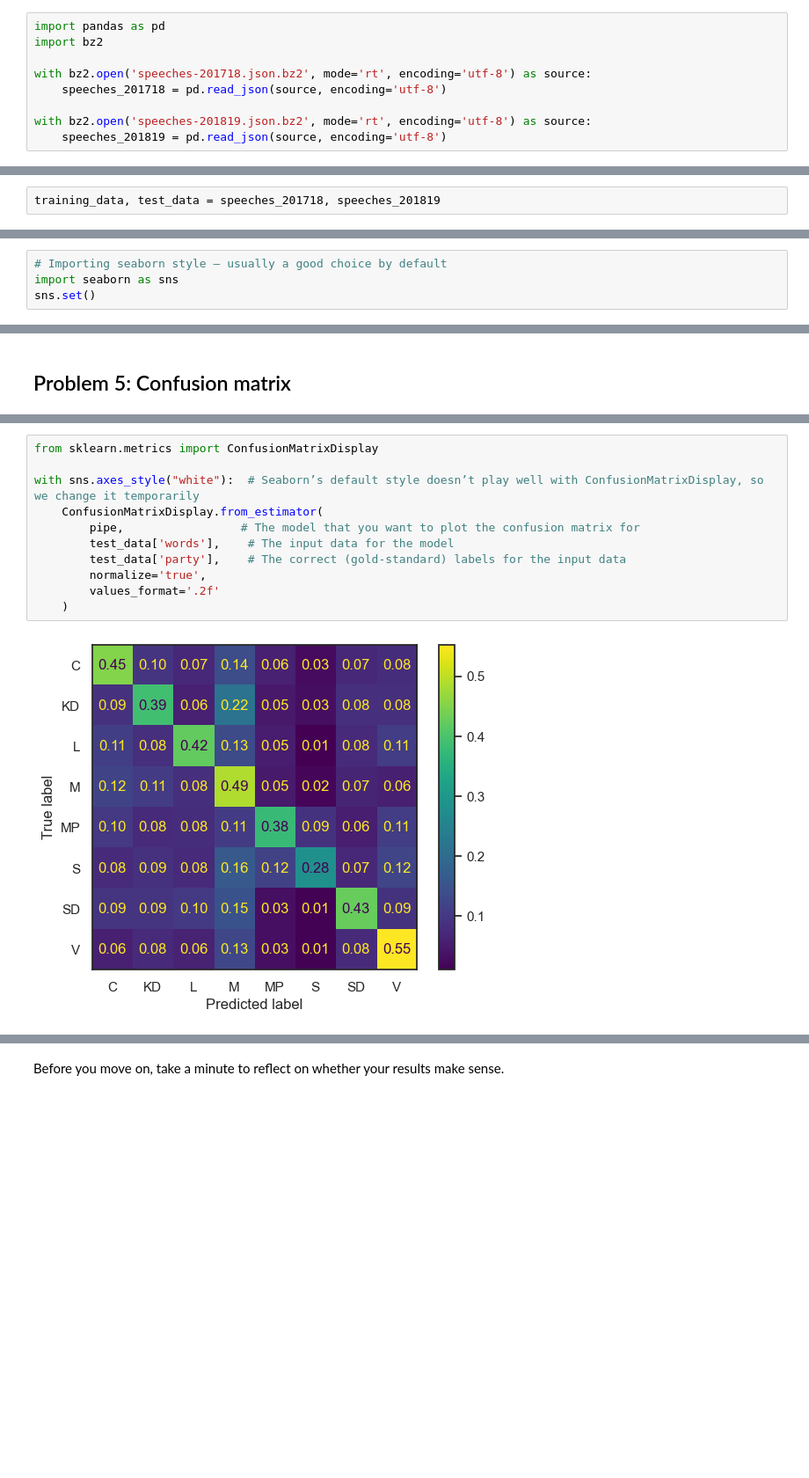
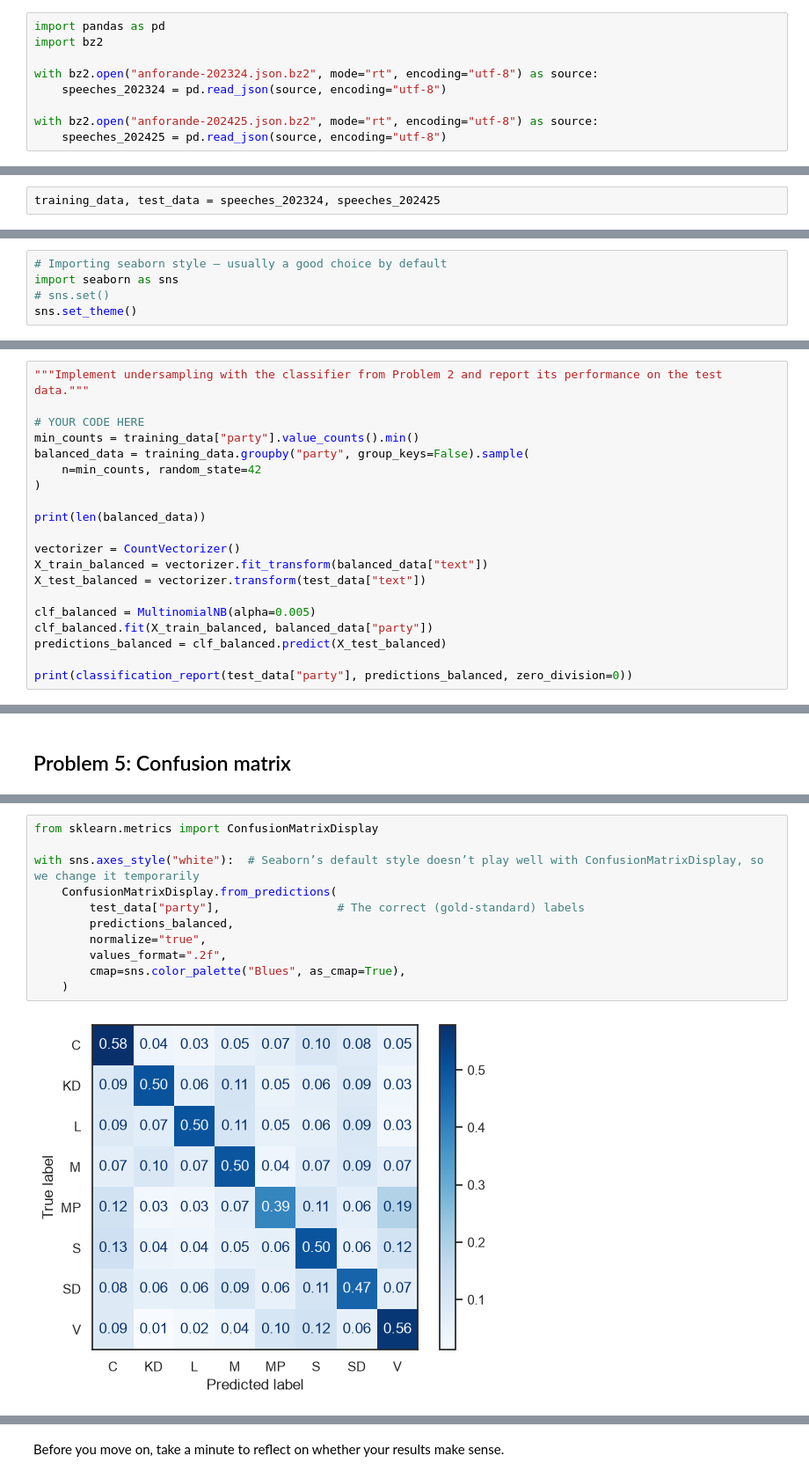
Before and after one commit to arreen/text-mining, a Jupyter notebook: l2/TM-Lab2.ipynb, the cells around one changed output, grey strips where cells are left out. Shown at 88% size. Cells and saved outputs as stored; diff of their text form; blank space fills up the shorter version.

```diff
--- a/l2/TM-Lab2.ipynb
+++ b/l2/TM-Lab2.ipynb
@@ -27,9 +31,9 @@ We start by loading these files into two separate data frames.
 import pandas as pd
 import bz2
 
-with bz2.open('speeches-201718.json.bz2', mode='rt', encoding='utf-8') as source:
-    speeches_201718 = pd.read_json(source, encoding='utf-8')
+with bz2.open("anforande-202324.json.bz2", mode="rt", encoding="utf-8") as source:
+    speeches_202324 = pd.read_json(source, encoding="utf-8")
 
-with bz2.open('speeches-201819.json.bz2', mode='rt', encoding='utf-8') as source:
-    speeches_201819 = pd.read_json(source, encoding='utf-8')
+with bz2.open("anforande-202425.json.bz2", mode="rt", encoding="utf-8") as source:
+    speeches_202425 = pd.read_json(source, encoding="utf-8")
 # %% [markdown]
@@ -48,5 +52,5 @@ Throughout the lab, we will be using the speeches from **2017/2018** as our **tr
 # %%
-training_data, test_data = speeches_201718, speeches_201819
+training_data, test_data = speeches_202324, speeches_202425
 # %% [markdown]
 For later reference, we store the sorted list of party abbreviations.
 # %%
@@ -72,5 +80,6 @@ To facilitate the comparison, you should plot the parties in descending order of
 # %%
 # Importing seaborn style — usually a good choice by default
 import seaborn as sns
-sns.set()
+# sns.set()
+sns.set_theme()
 # %%
@@ -266,0 +214,20 @@ Counter({'C': 719, 'KD': 719, 'L': 719, 'M': 719, 'MP': 719, 'S': 719, 'SD': 719
+# %%
+"""Implement undersampling with the classifier from Problem 2 and report its performance on the test data."""
+
+# YOUR CODE HERE
+min_counts = training_data["party"].value_counts().min()
+balanced_data = training_data.groupby("party", group_keys=False).sample(
+    n=min_counts, random_state=42
+)
+
+print(len(balanced_data))
+
+vectorizer = CountVectorizer()
+X_train_balanced = vectorizer.fit_transform(balanced_data["text"])
+X_test_balanced = vectorizer.transform(test_data["text"])
+
+clf_balanced = MultinomialNB(alpha=0.005)
+clf_balanced.fit(X_train_balanced, balanced_data["party"])
+predictions_balanced = clf_balanced.predict(X_test_balanced)
+
+print(classification_report(test_data["party"], predictions_balanced, zero_division=0))
@@ -273,14 +256,14 @@ In scitkit-learn, a simple way to visualize the confusion matrix as a _heatmap_
 # %%
 from sklearn.metrics import ConfusionMatrixDisplay
 
 with sns.axes_style("white"):  # Seaborn’s default style doesn’t play well with ConfusionMatrixDisplay, so we change it temporarily
-    ConfusionMatrixDisplay.from_estimator(
-        pipe,                 # The model that you want to plot the confusion matrix for
-        test_data['words'],    # The input data for the model
-        test_data['party'],    # The correct (gold-standard) labels for the input data
-        normalize='true',
-        values_format='.2f'
+    ConfusionMatrixDisplay.from_predictions(
+        test_data["party"],                 # The correct (gold-standard) labels
+        predictions_balanced,
+        normalize="true",
+        values_format=".2f",
+        cmap=sns.color_palette("Blues", as_cmap=True),
     )
 # %% [output]
-[figure, old version]
+[figure, new version]
 # %% [markdown]
```
Also changed, not shown: parts of 75 cells of this notebook, 14 other files.
